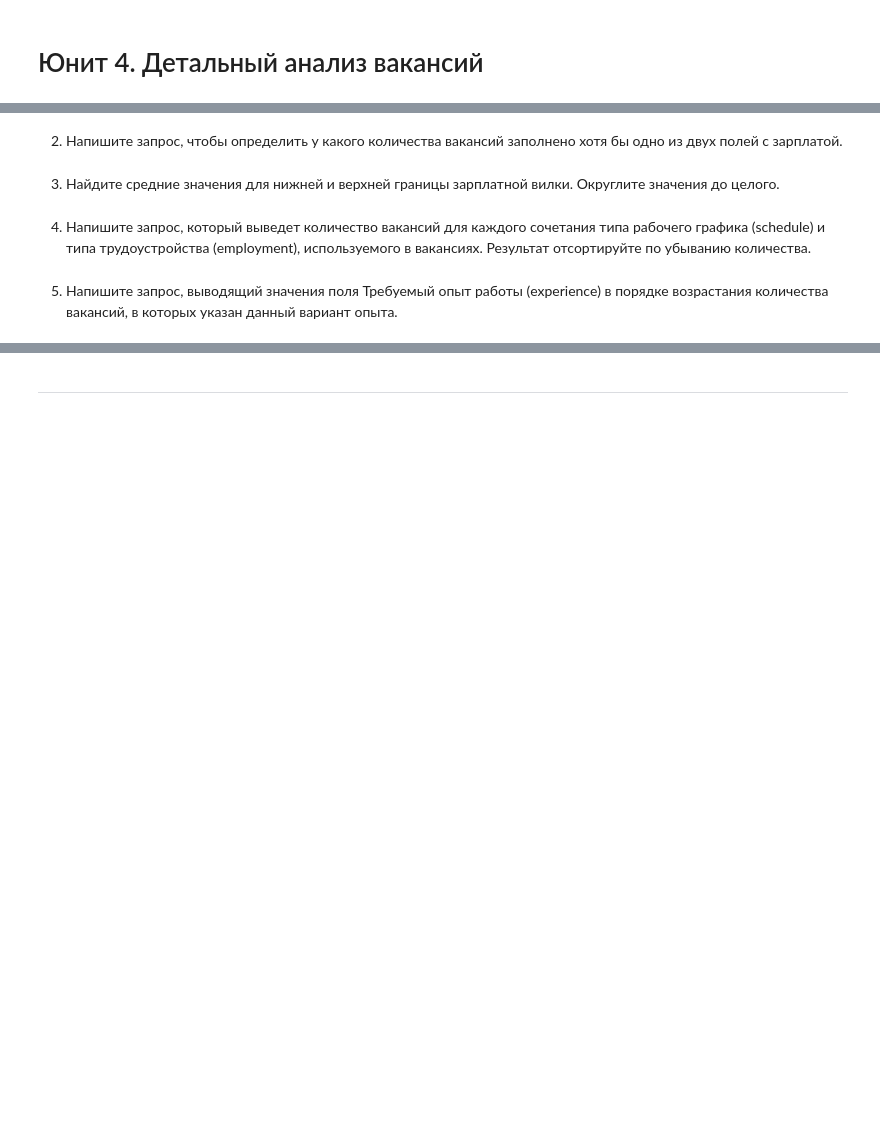
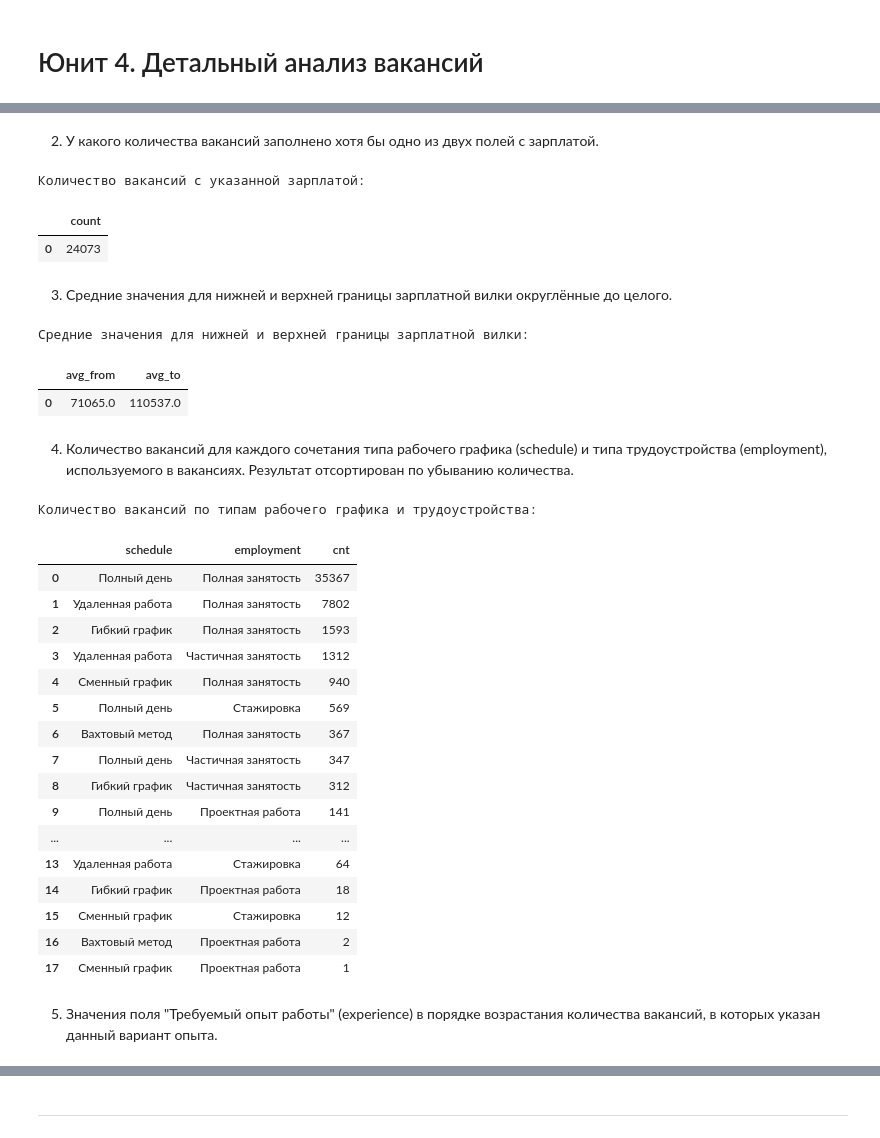
Before and after one commit to denis-marchenkov-sf/sf_headhunter_sql, a Jupyter notebook: main.ipynb, the cells around one changed output, grey strips where cells are left out. Cells and saved outputs as stored; diff of their text form; code cells hidden in the pictures; blank space fills up the shorter version.

```diff
--- a/main.ipynb
+++ b/main.ipynb
@@ -8,5 +13,10 @@ import psycopg2
 # %%
 # вставьте сюда параметры подключения из юнита 1. Работа с базой данных из Python
+DBNAME = 'project_sql'
+USER = 'skillfactory'
+PASSWORD = 'cCkxxLVrDE8EbvjueeMedPKt'
+HOST = '84.201.134.129'
+PORT = 5432
 # %%
 connection = psycopg2.connect(
     dbname=DBNAME,
@@ -59,4 +164,4 @@ query_3_1 = f'''
 # %% [markdown]
-2. Напишите запрос, чтобы определить у какого количества вакансий заполнено хотя бы одно из двух полей с зарплатой.
+2. У какого количества вакансий заполнено хотя бы одно из двух полей с зарплатой.
 # %%
 # текст запроса
@@ -63,6 +180,14 @@ query_3_1 = f'''
 # %%
 # результат запроса
+df_vacancy_not_null = pd.read_sql_query(query_4_2, connection)
+
+print('Количество вакансий с указанной зарплатой:')
+display(df_vacancy_not_null)
+# %% [output]
+Количество вакансий с указанной зарплатой:
+|  | count |
+| 0 | 24073 |
 # %% [markdown]
-3. Найдите средние значения для нижней и верхней границы зарплатной вилки. Округлите значения до целого.
+3. Cредние значения для нижней и верхней границы зарплатной вилки округлённые до целого.
 # %%
 # текст запроса
@@ -69,12 +203,56 @@ query_3_1 = f'''
 # %%
 # результат запроса
+df = pd.read_sql_query(query_4_3, connection)
+
+print('Cредние значения для нижней и верхней границы зарплатной вилки:')
+display(df)
+# %% [output]
+Cредние значения для нижней и верхней границы зарплатной вилки:
+|  | avg_from | avg_to |
+| 0 | 71065.0 | 110537.0 |
 # %% [markdown]
-4. Напишите запрос, который выведет количество вакансий для каждого сочетания типа рабочего графика (schedule) и типа трудоустройства (employment), используемого в вакансиях. Результат отсортируйте по убыванию количества.
+4. Количество вакансий для каждого сочетания типа рабочего графика (schedule) и типа трудоустройства (employment), используемого в вакансиях. Результат отсортирован по убыванию количества.
 # %%
 # текст запроса
+query_4_4 = f'''
+
+SELECT
+    schedule,
+    employment,
+    COUNT(id) AS cnt
+FROM
+    public.vacancies
+GROUP BY
+    schedule, employment
+ORDER BY cnt DESC
+
+'''
 # %%
 # результат запроса
+df_schedule = pd.read_sql_query(query_4_4, connection)
+
+print('Количество вакансий по типам рабочего графика и трудоустройства:')
+display(df_schedule)
+# %% [output]
+Количество вакансий по типам рабочего графика и трудоустройства:
+|  | schedule | employment | cnt |
+| 0 | Полный день | Полная занятость | 35367 |
+| 1 | Удаленная работа | Полная занятость | 7802 |
+| 2 | Гибкий график | Полная занятость | 1593 |
+| 3 | Удаленная работа | Частичная занятость | 1312 |
+| 4 | Сменный график | Полная занятость | 940 |
+| 5 | Полный день | Стажировка | 569 |
+| 6 | Вахтовый метод | Полная занятость | 367 |
+| 7 | Полный день | Частичная занятость | 347 |
+| 8 | Гибкий график | Частичная занятость | 312 |
+| 9 | Полный день | Проектная работа | 141 |
+| ... | ... | ... | ... |
+| 13 | Удаленная работа | Стажировка | 64 |
+| 14 | Гибкий график | Проектная работа | 18 |
+| 15 | Сменный график | Стажировка | 12 |
+| 16 | Вахтовый метод | Проектная работа | 2 |
+| 17 | Сменный график | Проектная работа | 1 |
 # %% [markdown]
-5. Напишите запрос, выводящий значения поля Требуемый опыт работы (experience) в порядке возрастания количества вакансий, в которых указан данный вариант опыта.
+5. Значения поля "Требуемый опыт работы" (experience) в порядке возрастания количества вакансий, в которых указан данный вариант опыта.
 # %%
 # текст запроса
```
Also changed, not shown: parts of 25 cells of this notebook, 5 other files.
